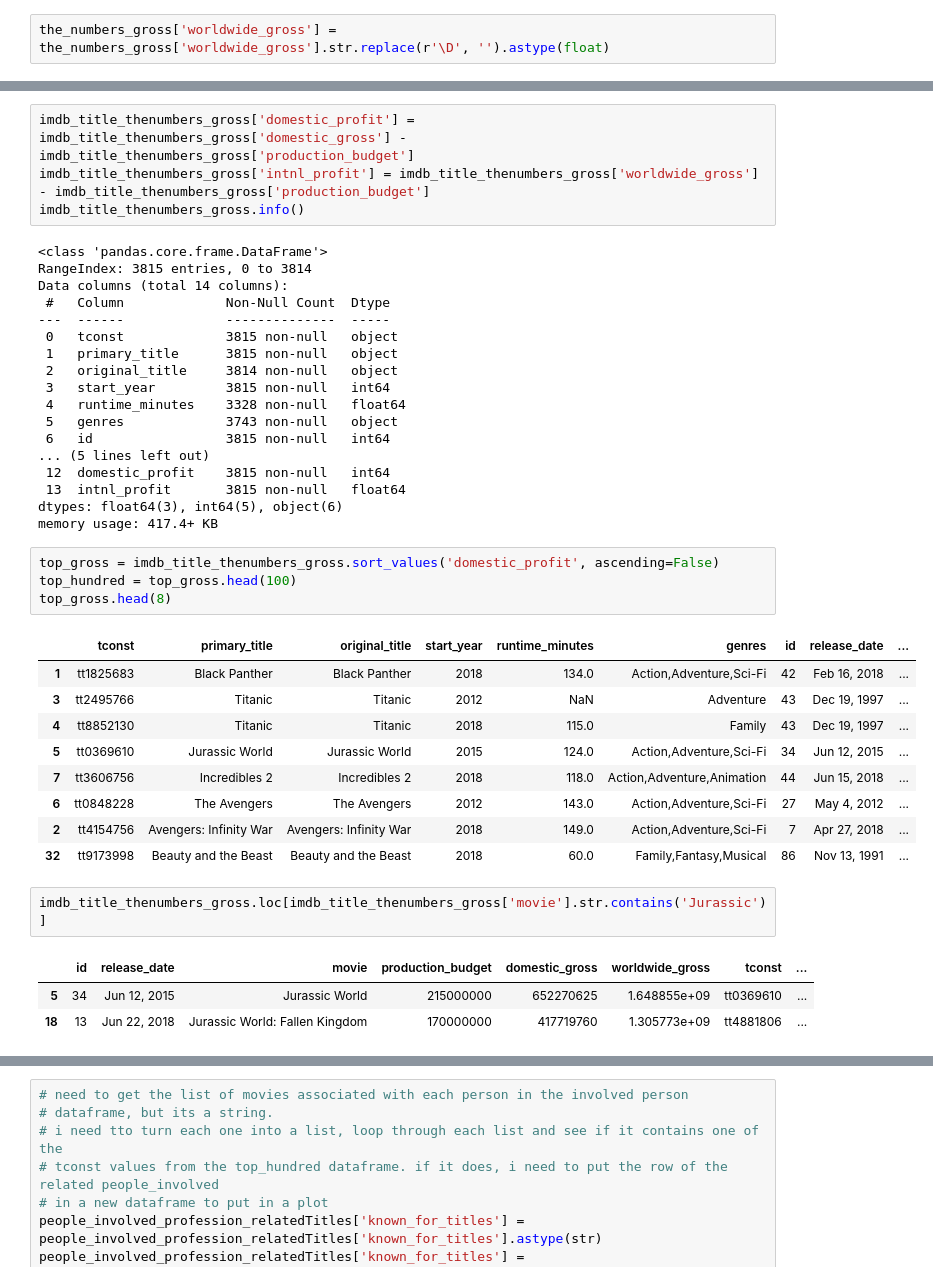
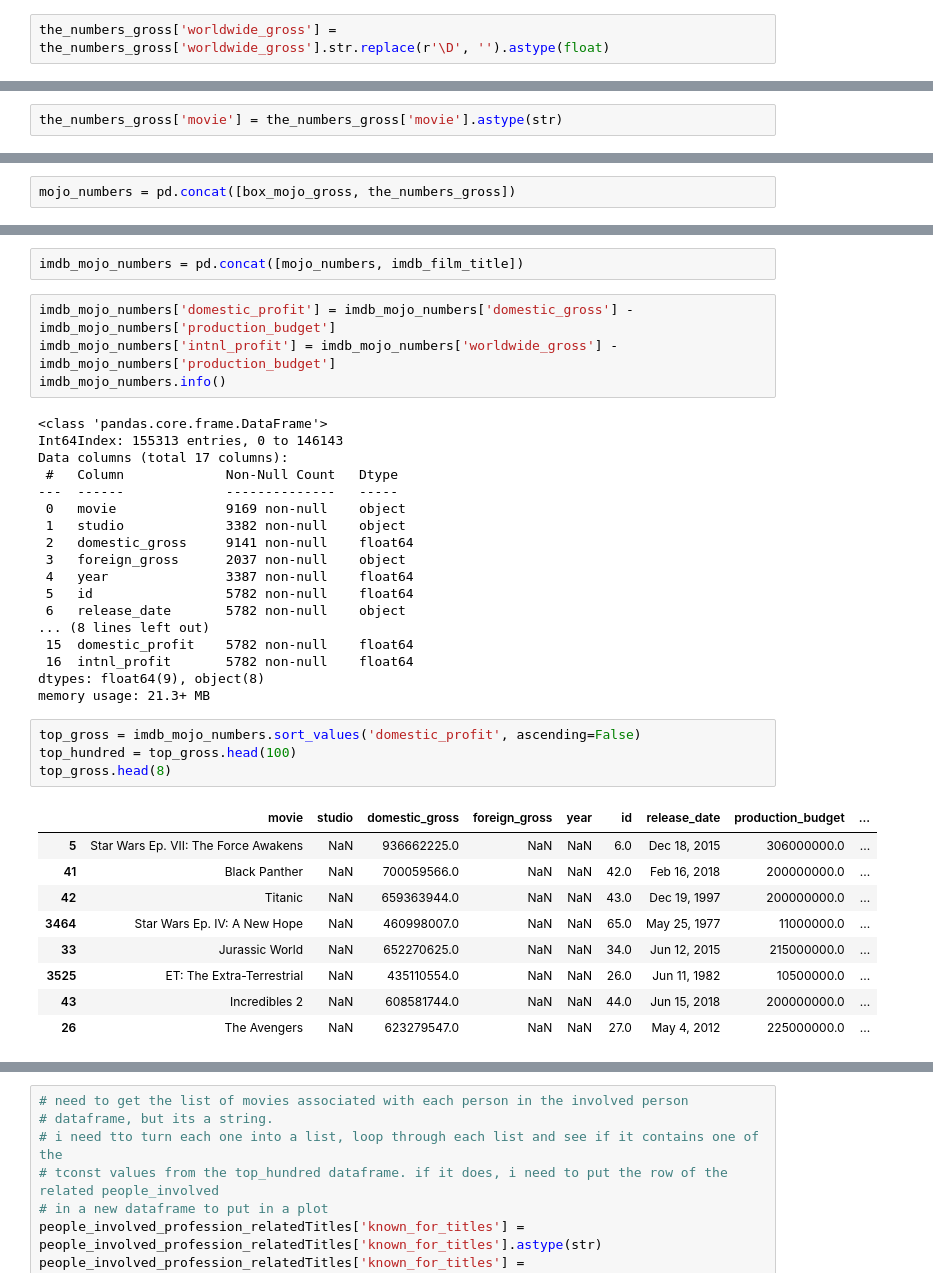
Before and after one commit to yonichanowitz/dsc-phase_one_final, a Jupyter notebook: index.ipynb, the cells around one changed output, grey strips where cells are left out. Cells and saved outputs as stored; diff of their text form.

```diff
--- a/index.ipynb
+++ b/index.ipynb
@@ -269,0 +99,2 @@ imdb_title_rating.head()
+# %%
+the_numbers_gross['movie'] = the_numbers_gross['movie'].astype(str)
@@ -269,0 +117,2 @@ imdb_title_rating.head()
+# %%
+mojo_numbers = pd.concat([box_mojo_gross, the_numbers_gross])
@@ -270,42 +180,38 @@ imdb_title_rating.head()
+# %%
+imdb_mojo_numbers = pd.concat([mojo_numbers, imdb_film_title])
 # %%
-imdb_title_thenumbers_gross['domestic_profit'] = imdb_title_thenumbers_gross['domestic_gross'] - imdb_title_thenumbers_gross['production_budget']
-imdb_title_thenumbers_gross['intnl_profit'] = imdb_title_thenumbers_gross['worldwide_gross'] - imdb_title_thenumbers_gross['production_budget']
-imdb_title_thenumbers_gross.info()
+imdb_mojo_numbers['domestic_profit'] = imdb_mojo_numbers['domestic_gross'] - imdb_mojo_numbers['production_budget']
+imdb_mojo_numbers['intnl_profit'] = imdb_mojo_numbers['worldwide_gross'] - imdb_mojo_numbers['production_budget']
+imdb_mojo_numbers.info()
 # %% [output]
 <class 'pandas.core.frame.DataFrame'>
-RangeIndex: 3815 entries, 0 to 3814
-Data columns (total 14 columns):
- #   Column             Non-Null Count  Dtype
----  ------             --------------  -----
- 0   tconst             3815 non-null   object
- 1   primary_title      3815 non-null   object
- 2   original_title     3814 non-null   object
- 3   start_year         3815 non-null   int64
- 4   runtime_minutes    3328 non-null   float64
- 5   genres             3743 non-null   object
- 6   id                 3815 non-null   int64
-... (5 lines left out)
- 12  domestic_profit    3815 non-null   int64
- 13  intnl_profit       3815 non-null   float64
-dtypes: float64(3), int64(5), object(6)
-memory usage: 417.4+ KB
+Int64Index: 155313 entries, 0 to 146143
+Data columns (total 17 columns):
+ #   Column             Non-Null Count   Dtype
+---  ------             --------------   -----
+ 0   movie              9169 non-null    object
+ 1   studio             3382 non-null    object
+ 2   domestic_gross     9141 non-null    float64
+ 3   foreign_gross      2037 non-null    object
+ 4   year               3387 non-null    float64
+ 5   id                 5782 non-null    float64
+ 6   release_date       5782 non-null    object
+... (8 lines left out)
+ 15  domestic_profit    5782 non-null    float64
+ 16  intnl_profit       5782 non-null    float64
+dtypes: float64(9), object(8)
+memory usage: 21.3+ MB
 # %%
-top_gross = imdb_title_thenumbers_gross.sort_values('domestic_profit', ascending=False)
+top_gross = imdb_mojo_numbers.sort_values('domestic_profit', ascending=False)
 top_hundred = top_gross.head(100)
 top_gross.head(8)
 # %% [output]
-|  | tconst | primary_title | original_title | start_year | runtime_minutes | genres | id | release_date | ... |
-| 1 | tt1825683 | Black Panther | Black Panther | 2018 | 134.0 | Action,Adventure,Sci-Fi | 42 | Feb 16, 2018 | ... |
-| 3 | tt2495766 | Titanic | Titanic | 2012 | NaN | Adventure | 43 | Dec 19, 1997 | ... |
-| 4 | tt8852130 | Titanic | Titanic | 2018 | 115.0 | Family | 43 | Dec 19, 1997 | ... |
-| 5 | tt0369610 | Jurassic World | Jurassic World | 2015 | 124.0 | Action,Adventure,Sci-Fi | 34 | Jun 12, 2015 | ... |
-| 7 | tt3606756 | Incredibles 2 | Incredibles 2 | 2018 | 118.0 | Action,Adventure,Animation | 44 | Jun 15, 2018 | ... |
-| 6 | tt0848228 | The Avengers | The Avengers | 2012 | 143.0 | Action,Adventure,Sci-Fi | 27 | May 4, 2012 | ... |
-| 2 | tt4154756 | Avengers: Infinity War | Avengers: Infinity War | 2018 | 149.0 | Action,Adventure,Sci-Fi | 7 | Apr 27, 2018 | ... |
-| 32 | tt9173998 | Beauty and the Beast | Beauty and the Beast | 2018 | 60.0 | Family,Fantasy,Musical | 86 | Nov 13, 1991 | ... |
+|  | movie | studio | domestic_gross | foreign_gross | year | id | release_date | production_budget | ... |
+| 5 | Star Wars Ep. VII: The Force Awakens | NaN | 936662225.0 | NaN | NaN | 6.0 | Dec 18, 2015 | 306000000.0 | ... |
+| 41 | Black Panther | NaN | 700059566.0 | NaN | NaN | 42.0 | Feb 16, 2018 | 200000000.0 | ... |
+| 42 | Titanic | NaN | 659363944.0 | NaN | NaN | 43.0 | Dec 19, 1997 | 200000000.0 | ... |
+| 3464 | Star Wars Ep. IV: A New Hope | NaN | 460998007.0 | NaN | NaN | 65.0 | May 25, 1977 | 11000000.0 | ... |
+| 33 | Jurassic World | NaN | 652270625.0 | NaN | NaN | 34.0 | Jun 12, 2015 | 215000000.0 | ... |
+| 3525 | ET: The Extra-Terrestrial | NaN | 435110554.0 | NaN | NaN | 26.0 | Jun 11, 1982 | 10500000.0 | ... |
+| 43 | Incredibles 2 | NaN | 608581744.0 | NaN | NaN | 44.0 | Jun 15, 2018 | 200000000.0 | ... |
+| 26 | The Avengers | NaN | 623279547.0 | NaN | NaN | 27.0 | May 4, 2012 | 225000000.0 | ... |
-# %%
-imdb_title_thenumbers_gross.loc[imdb_title_thenumbers_gross['movie'].str.contains('Jurassic')]
-# %% [output]
-|  | id | release_date | movie | production_budget | domestic_gross | worldwide_gross | tconst | ... |
-| 5 | 34 | Jun 12, 2015 | Jurassic World | 215000000 | 652270625 | 1.648855e+09 | tt0369610 | ... |
-| 18 | 13 | Jun 22, 2018 | Jurassic World: Fallen Kingdom | 170000000 | 417719760 | 1.305773e+09 | tt4881806 | ... |
```
Also changed, not shown: parts of 60 cells of this notebook, 6 other files.
